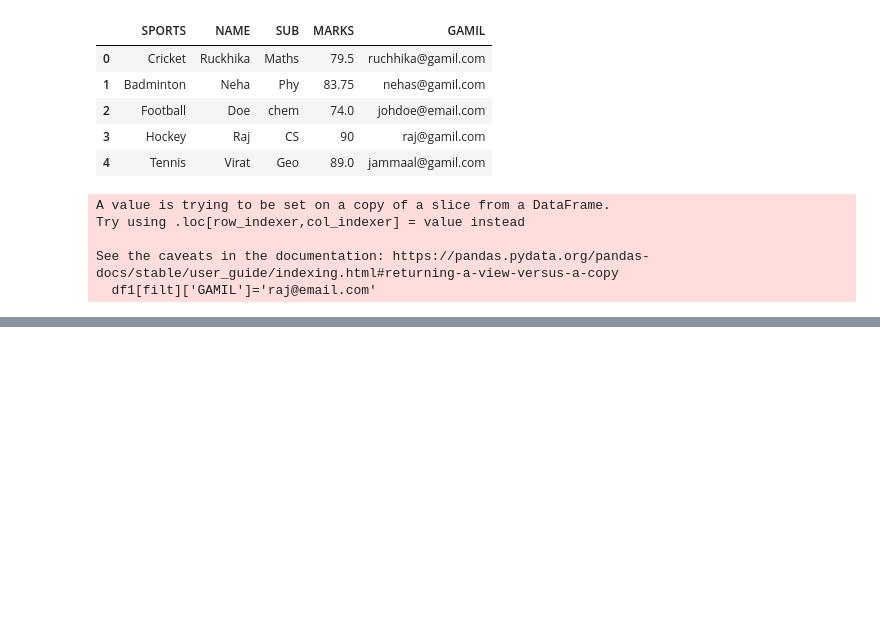
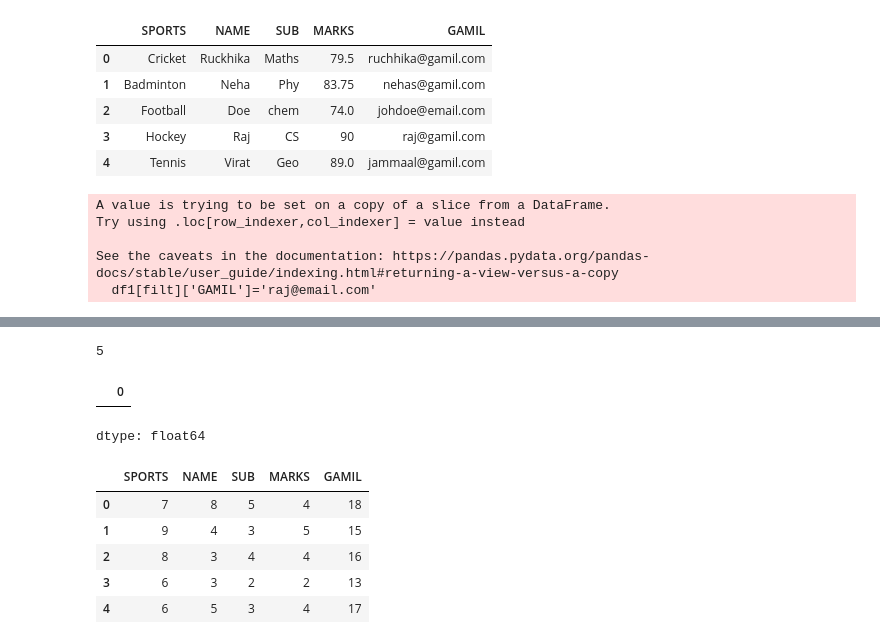
Before and after one commit to Divasdev/-100-Days-of-Code-Python-Pro-Bootcamp, a Jupyter notebook: pandas.ipynb, the cells around one changed output, grey strips where cells are left out. Cells and saved outputs as stored; diff of their text form; code cells hidden in the pictures; blank space fills up the shorter version.

```diff
--- a/pandas.ipynb
+++ b/pandas.ipynb
@@ -241,0 +281,20 @@ df1
+# %%
+len(df1['NAME'])
+# %% [output]
+5
+# %%
+# To find min, we should exclude non-numeric columns or ensure types are compatible
+display(df1.min(numeric_only=True))
+# %% [output]
+|  | 0 |
+dtype: float64
+# %%
+# Use .map (replacement for applymap) and convert to string first to avoid float errors
+display(df1.astype(str).map(len))
+# %% [output]
+|  | SPORTS | NAME | SUB | MARKS | GAMIL |
+| 0 | 7 | 8 | 5 | 4 | 18 |
+| 1 | 9 | 4 | 3 | 5 | 15 |
+| 2 | 8 | 3 | 4 | 4 | 16 |
+| 3 | 6 | 3 | 2 | 2 | 13 |
+| 4 | 6 | 5 | 3 | 4 | 17 |
```
Also changed, not shown: parts of 13 cells of this notebook.
